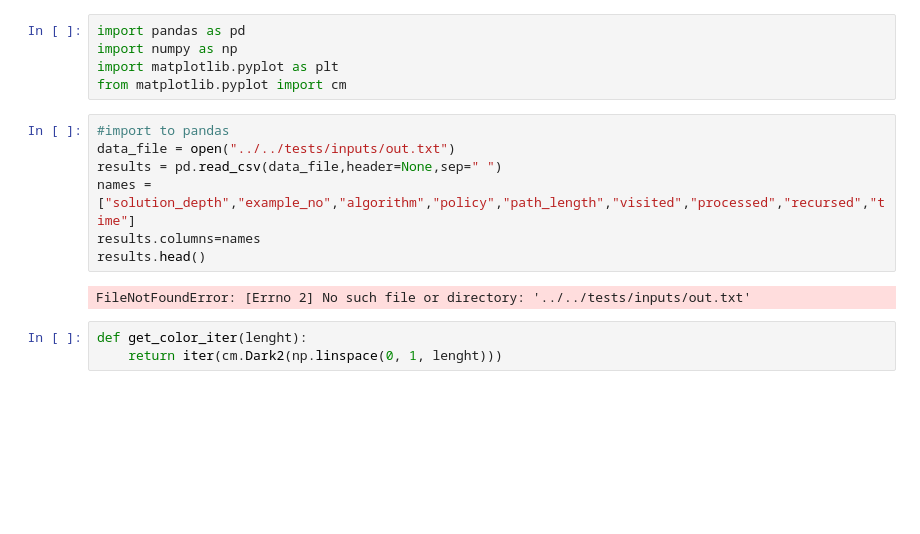
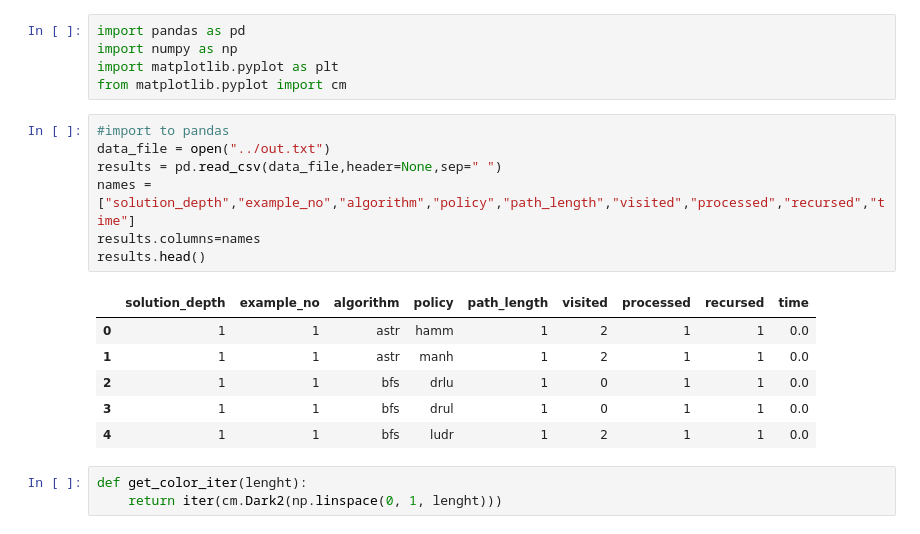
Before and after one commit to Farkor123/SISE, a Jupyter notebook: sprawko/charts/SISE Chats.ipynb, the cells around one changed output. Drawn from its saved outputs; the diff is of its cells as text; blank space fills up the shorter version.

```diff
--- a/sprawko/charts/SISE Chats.ipynb
+++ b/sprawko/charts/SISE Chats.ipynb
@@ -5,13 +5,18 @@ import matplotlib.pyplot as plt
 from matplotlib.pyplot import cm
 # %%
 #import to pandas
-data_file = open("../../tests/inputs/out.txt")
+data_file = open("../out.txt")
 results = pd.read_csv(data_file,header=None,sep=" ")
 names = ["solution_depth","example_no","algorithm","policy","path_length","visited","processed","recursed","time"]
 results.columns=names
 results.head()
 # %% [output]
-FileNotFoundError: [Errno 2] No such file or directory: '../../tests/inputs/out.txt'
+|  | solution_depth | example_no | algorithm | policy | path_length | visited | processed | recursed | time |
+| 0 | 1 | 1 | astr | hamm | 1 | 2 | 1 | 1 | 0.0 |
+| 1 | 1 | 1 | astr | manh | 1 | 2 | 1 | 1 | 0.0 |
+| 2 | 1 | 1 | bfs | drlu | 1 | 0 | 1 | 1 | 0.0 |
+| 3 | 1 | 1 | bfs | drul | 1 | 0 | 1 | 1 | 0.0 |
+| 4 | 1 | 1 | bfs | ludr | 1 | 2 | 1 | 1 | 0.0 |
 # %%
 def get_color_iter(lenght):
     return iter(cm.Dark2(np.linspace(0, 1, lenght)))
```
Also changed, not shown: parts of 11 cells of this notebook, 22 other files.
